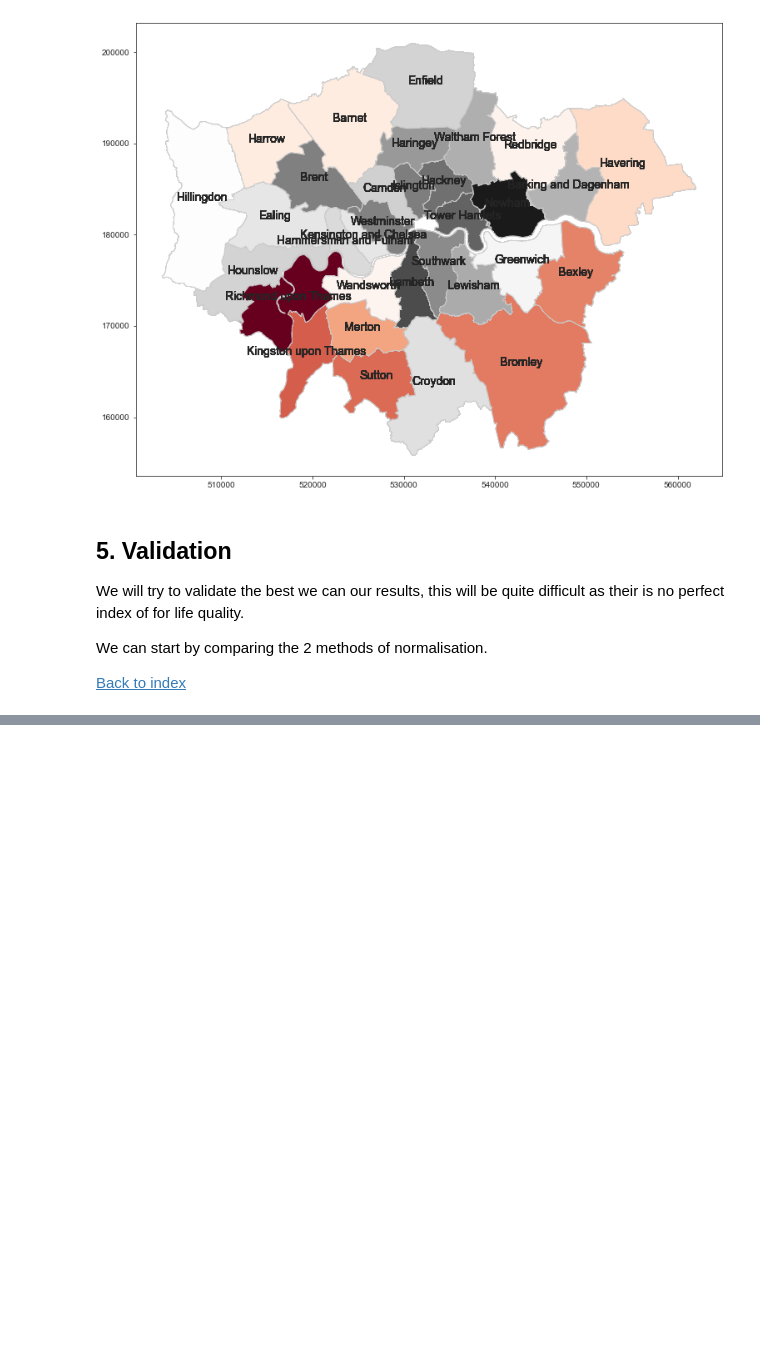
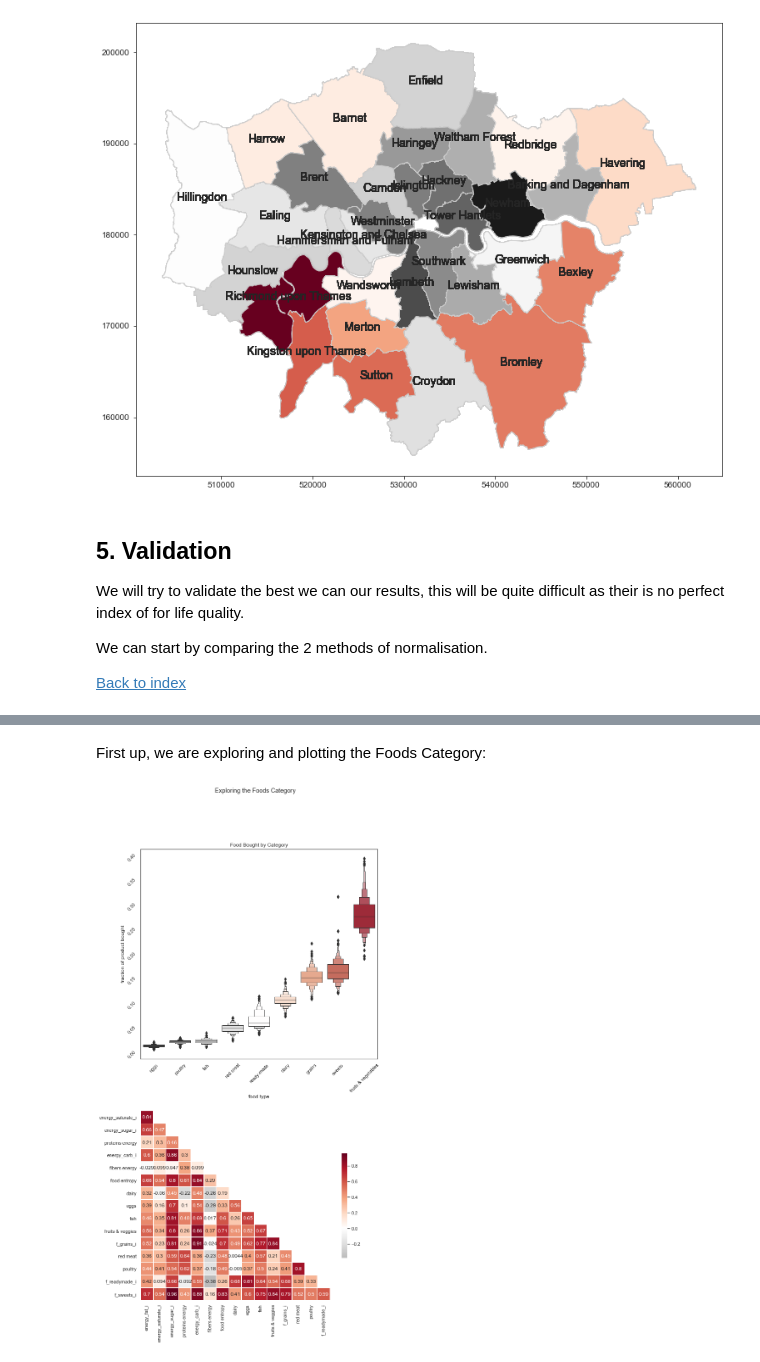
Before and after one commit to epfl-ada/ada-2020-project-milestone-p3-p3_datasurferz, a Jupyter notebook: p4.ipynb, the cells around one changed output, grey strips where cells are left out. Drawn from its saved outputs; the diff is of its cells as text; code cells hidden in the pictures; blank space fills up the shorter version.

Commit message:
added plots to p4

```diff
--- a/p4.ipynb
+++ b/p4.ipynb
@@ -667,6 +671,8 @@ foods = pd.DataFrame(data=master_data["foods"],columns=column_names)
 
 foods = foods.merge(jobs, on='area_id', how='inner') #to obtain the same size as the other dataframes
 foods = foods[column_names]
+
+foods_copy = foods
 # %%
 foods.head(3)
 # %% [output]
@@ -1424,0 +1364,53 @@ corr = correlations_heatmap(ALDI_re_scale)
+# %% [markdown]
+First up, we are exploring and plotting the Foods Category:
+# %%
+foods_copy.rename(columns={'f_dairy':'dairy', 'f_eggs':'eggs', 'f_fish':'fish', 'f_fruit_veg':'fruits & vegetables',
+                'f_grains':'grains', 'f_meat_red':'red meat', 'f_poultry':'poultry', 'f_readymade':'ready-made',
+                           'f_sweets':'sweets'},inplace=True)
+
+melted_food = pd.melt(foods_copy,id_vars=['area_id','energy_carb', 'h_nutrients_calories_norm'], var_name='food type',
+                      value_vars=['eggs','poultry', 'fish','red meat', 'ready-made', 'dairy',
+                'grains' , 'sweets', 'fruits & vegetables'] )
+# %%
+sns.set_theme(style="white")
+sns.set_palette('RdGy')
+
+
+fig, axes = plt.subplots(2,1, figsize=(10,20))
+fig.suptitle('Exploring the Foods Category')
+
+#plot 1
+axes[0].set_title('Food Bought by Category')
+sns.boxenplot(x='food type', y='value', data=melted_food, palette='RdGy_r',ax=axes[0])
+axes[0].set(ylabel='fraction of product bought')
+axes[0].tick_params(labelrotation=45)
+
+#plot 2
+df= meta_data_indicators['Foods']
+df= df.rename(columns={'f_dairy':'dairy', 'f_eggs':'eggs', 'f_fish':'fish', 'f_fruit_veg':'fruits & veggies',
+                'f_grains':'grains', 'f_meat_red':'red meat', 'f_poultry':'poultry', 'f_readymade':'ready-made',
+                           'f_sweets':'sweets', 'energy_fat':'fats energy','energy_saturate': 'saturates energy',
+                   'energy_sugar': 'sugar energy','energy_protein': 'proteins energy','energy_carb': 'carbs energy',
+                'energy_fibre':'fibers energy','h_nutrients_calories_norm':'food entropy' })
+
+X = df.loc[:, df.columns != 'area_id']
+if 'Names' in X.columns:
+    X = X.loc[:, X.columns != 'Names']
+n = round(X.shape[1]/1.3)
+correlations = X.corr()
+
+
+correlations = correlations.drop(correlations.index[0])
+correlations = correlations.drop(correlations.columns[correlations.shape[1]-1],axis = 1)
+
+mask = np.zeros_like(correlations, dtype=np.bool)
+mask[np.triu_indices_from(mask)] = True
+mask[np.diag_indices_from(mask)] = False
+#fig, ax = plt.subplots(figsize=(n,n))
+colors = sns.color_palette('RdGy_r',as_cmap=True)#RdGy_r
+sns.heatmap(correlations,mask=mask, annot=True, cmap = colors,ax=axes[1],
+            center = 0,square=True, linewidths=.5, cbar_kws={"shrink": .5})
+plt.show()
+fig.savefig('exploring_foods.png')
+# %% [output]
+[figure, added]
```
Also changed, not shown: parts of 24 cells of this notebook.
